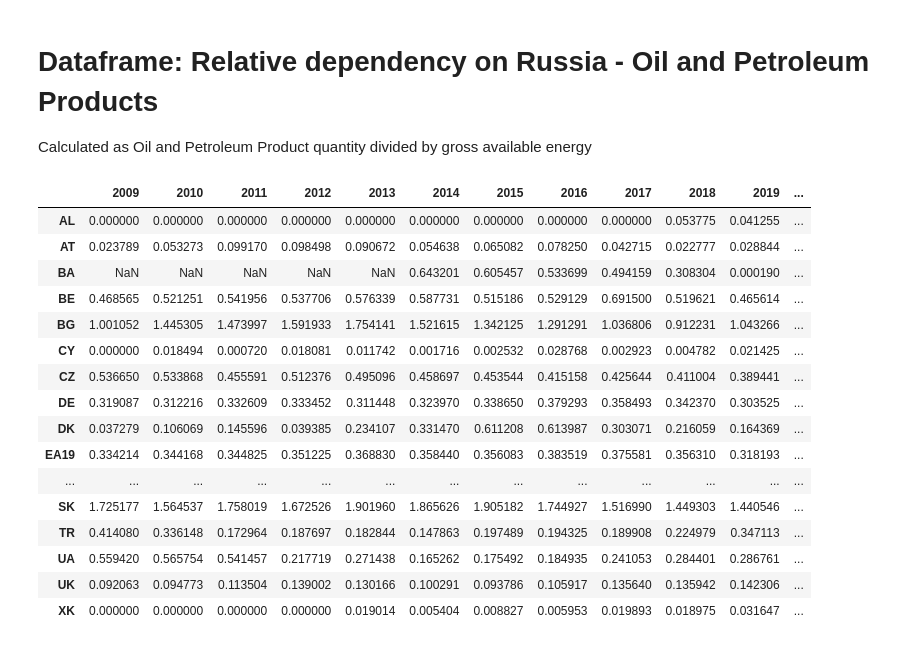
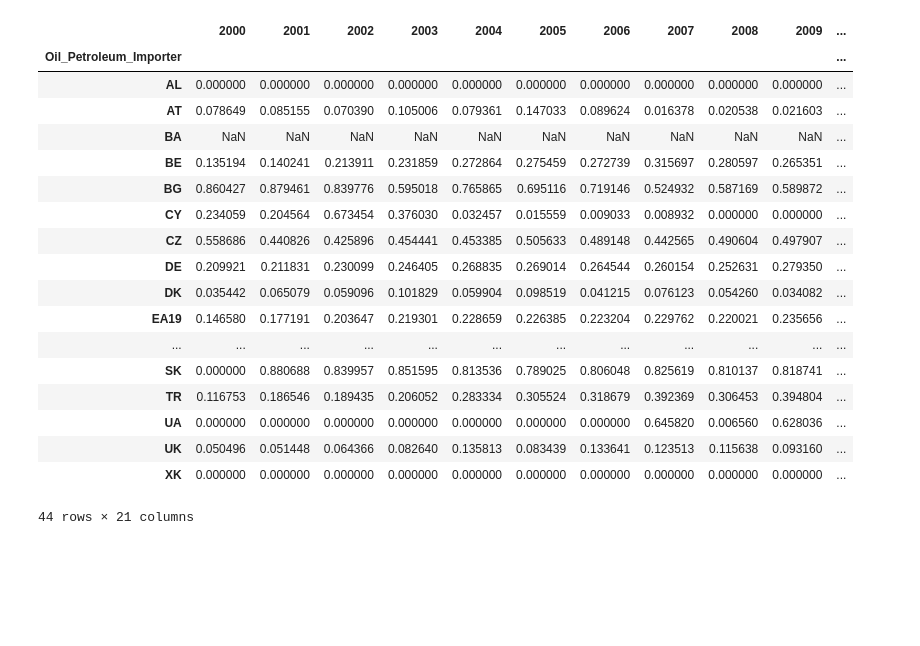
Before and after one commit to esvelaren/Information-Visualization-Project, a Jupyter notebook: dataframes.ipynb, the cells around one changed output. Saved outputs shown, nothing was run; the diff lists cells and outputs as text; code cells hidden in the pictures; blank space fills up the shorter version.

Commit message:
added some datasets - correct corellations

```diff
--- a/dataframes.ipynb
+++ b/dataframes.ipynb
@@ -7,10 +16,7 @@ import numpy as np
 # %%
-#source: https://ec.europa.eu/eurostat/databrowser/view/NRG_TI_OIL__custom_2510124/default/table?lang=en
-df_oil_petrol = pd.read_csv('datasets/imports_oil_russia_20092020.tsv', sep="\t" ,header = 0)
-df_oil_petrol[['Freq', 'SIEC', 'Partner','Unit','Oil_Petroleum_Importer']] = df_oil_petrol['freq,siec,partner,unit,geo\TIME_PERIOD'].str.split(',', expand=True)
-del df_oil_petrol["freq,siec,partner,unit,geo\TIME_PERIOD"]; del df_oil_petrol["Freq"]; del df_oil_petrol["Partner"]; del df_oil_petrol["Unit"]; del df_oil_petrol["SIEC"];
-df_oil_petrol = df_oil_petrol.set_index('Oil_Petroleum_Importer')
-# first_column = df_oil_petrol.pop('SIEC'); df_oil_petrol.insert(0, 'SIEC', first_column)
-df_oil_petrol = df_oil_petrol.replace(': ', 0)
-df_oil_petrol = df_oil_petrol.astype(np.float64)
-df_oil_petrol
+df_oil_petrol_ru = pd.read_csv('datasets/nrg_ti_oil__custom_2512547_tabular.tsv', sep="\t" ,header = 0)
+df_oil_petrol_ru[['Freq', 'SIEC', 'Partner','Unit','Oil_Petroleum_Importer']] = df_oil_petrol_ru['freq,siec,partner,unit,geo\TIME_PERIOD'].str.split(',', expand=True)
+del df_oil_petrol_ru["freq,siec,partner,unit,geo\TIME_PERIOD"]; del df_oil_petrol_ru["Freq"]; del df_oil_petrol_ru["Partner"]; del df_oil_petrol_ru["Unit"]; del df_oil_petrol_ru["SIEC"];
+df_oil_petrol_ru = df_oil_petrol_ru.set_index('Oil_Petroleum_Importer')
+df_oil_petrol_ru = df_oil_petrol_ru.replace(': ', 0)
+df_oil_petrol_ru = df_oil_petrol_ru.astype(np.float64)
@@ -38,10 +23,7 @@ df_oil_petrol
 # %%
-df_energy_oil = pd.read_csv('datasets/gross_available_energy_oil.tsv', sep="\t" , header = 0)
-df_energy_oil[['freq', 'nrg_bal', 'siec','unit','country']] = df_energy_oil['freq,nrg_bal,siec,unit,geo\TIME_PERIOD'].str.split(',', expand=True)
-del df_energy_oil['freq,nrg_bal,siec,unit,geo\TIME_PERIOD']; del df_energy_oil["freq"]; del df_energy_oil["nrg_bal"]; del df_energy_oil["siec"]; del df_energy_oil["unit"];
-df_energy_oil = df_energy_oil.set_index('country')
-df_energy_oil = df_energy_oil.replace(': ', 0)
-df_energy_oil = df_energy_oil.astype(np.float64)
-#first_column = df_gas.pop('SIEC'); df_gas.insert(0, 'SIEC', first_column)
-#df_energy_oil.drop(['2009 ', '2010 '], axis=1, inplace=True)
-df_energy_oil
+df_oil_petrol_total = pd.read_csv('datasets/nrg_ti_oil__custom_2512538_tabular.tsv', sep="\t" ,header = 0)
+df_oil_petrol_total[['Freq', 'SIEC', 'Partner','Unit','Oil_Petroleum_Importer']] = df_oil_petrol_total['freq,siec,partner,unit,geo\TIME_PERIOD'].str.split(',', expand=True)
+del df_oil_petrol_total["freq,siec,partner,unit,geo\TIME_PERIOD"]; del df_oil_petrol_total["Freq"]; del df_oil_petrol_total["Partner"]; del df_oil_petrol_total["Unit"]; del df_oil_petrol_total["SIEC"]
+df_oil_petrol_total = df_oil_petrol_total.set_index('Oil_Petroleum_Importer')
+df_oil_petrol_total = df_oil_petrol_total.replace(': ', 0)
+df_oil_petrol_total = df_oil_petrol_total.astype(np.float64)
@@ -67,24 +30,23 @@ df_energy_oil
-# %% [markdown]
-# Dataframe: Relative dependency on Russia - Oil and Petroleum Products
-Calculated as Oil and Petroleum Product quantity divided by gross available energy
-# %%
-df_dependency_oil = df_oil_petrol.div(df_energy_oil, fill_value=0)
-df_dependency_oil
-# %% [output]
-|  | 2009 | 2010 | 2011 | 2012 | 2013 | 2014 | 2015 | 2016 | 2017 | 2018 | 2019 | ... |
-| AL | 0.000000 | 0.000000 | 0.000000 | 0.000000 | 0.000000 | 0.000000 | 0.000000 | 0.000000 | 0.000000 | 0.053775 | 0.041255 | ... |
-| AT | 0.023789 | 0.053273 | 0.099170 | 0.098498 | 0.090672 | 0.054638 | 0.065082 | 0.078250 | 0.042715 | 0.022777 | 0.028844 | ... |
-| BA | NaN | NaN | NaN | NaN | NaN | 0.643201 | 0.605457 | 0.533699 | 0.494159 | 0.308304 | 0.000190 | ... |
-| BE | 0.468565 | 0.521251 | 0.541956 | 0.537706 | 0.576339 | 0.587731 | 0.515186 | 0.529129 | 0.691500 | 0.519621 | 0.465614 | ... |
-| BG | 1.001052 | 1.445305 | 1.473997 | 1.591933 | 1.754141 | 1.521615 | 1.342125 | 1.291291 | 1.036806 | 0.912231 | 1.043266 | ... |
-| CY | 0.000000 | 0.018494 | 0.000720 | 0.018081 | 0.011742 | 0.001716 | 0.002532 | 0.028768 | 0.002923 | 0.004782 | 0.021425 | ... |
-| CZ | 0.536650 | 0.533868 | 0.455591 | 0.512376 | 0.495096 | 0.458697 | 0.453544 | 0.415158 | 0.425644 | 0.411004 | 0.389441 | ... |
-| DE | 0.319087 | 0.312216 | 0.332609 | 0.333452 | 0.311448 | 0.323970 | 0.338650 | 0.379293 | 0.358493 | 0.342370 | 0.303525 | ... |
-| DK | 0.037279 | 0.106069 | 0.145596 | 0.039385 | 0.234107 | 0.331470 | 0.611208 | 0.613987 | 0.303071 | 0.216059 | 0.164369 | ... |
-| EA19 | 0.334214 | 0.344168 | 0.344825 | 0.351225 | 0.368830 | 0.358440 | 0.356083 | 0.383519 | 0.375581 | 0.356310 | 0.318193 | ... |
-| ... | ... | ... | ... | ... | ... | ... | ... | ... | ... | ... | ... | ... |
-| SK | 1.725177 | 1.564537 | 1.758019 | 1.672526 | 1.901960 | 1.865626 | 1.905182 | 1.744927 | 1.516990 | 1.449303 | 1.440546 | ... |
-| TR | 0.414080 | 0.336148 | 0.172964 | 0.187697 | 0.182844 | 0.147863 | 0.197489 | 0.194325 | 0.189908 | 0.224979 | 0.347113 | ... |
-| UA | 0.559420 | 0.565754 | 0.541457 | 0.217719 | 0.271438 | 0.165262 | 0.175492 | 0.184935 | 0.241053 | 0.284401 | 0.286761 | ... |
-| UK | 0.092063 | 0.094773 | 0.113504 | 0.139002 | 0.130166 | 0.100291 | 0.093786 | 0.105917 | 0.135640 | 0.135942 | 0.142306 | ... |
-| XK | 0.000000 | 0.000000 | 0.000000 | 0.000000 | 0.019014 | 0.005404 | 0.008827 | 0.005953 | 0.019893 | 0.018975 | 0.031647 | ... |
+# %%
+df_oil_petrol_depend = df_oil_petrol_ru.div(df_oil_petrol_total, fill_value=0)
+df_oil_petrol_depend
+# %% [output]
+|  | 2000 | 2001 | 2002 | 2003 | 2004 | 2005 | 2006 | 2007 | 2008 | 2009 | ... |
+| Oil_Petroleum_Importer |  |  |  |  |  |  |  |  |  |  | ... |
+| AL | 0.000000 | 0.000000 | 0.000000 | 0.000000 | 0.000000 | 0.000000 | 0.000000 | 0.000000 | 0.000000 | 0.000000 | ... |
+| AT | 0.078649 | 0.085155 | 0.070390 | 0.105006 | 0.079361 | 0.147033 | 0.089624 | 0.016378 | 0.020538 | 0.021603 | ... |
+| BA | NaN | NaN | NaN | NaN | NaN | NaN | NaN | NaN | NaN | NaN | ... |
+| BE | 0.135194 | 0.140241 | 0.213911 | 0.231859 | 0.272864 | 0.275459 | 0.272739 | 0.315697 | 0.280597 | 0.265351 | ... |
+| BG | 0.860427 | 0.879461 | 0.839776 | 0.595018 | 0.765865 | 0.695116 | 0.719146 | 0.524932 | 0.587169 | 0.589872 | ... |
+| CY | 0.234059 | 0.204564 | 0.673454 | 0.376030 | 0.032457 | 0.015559 | 0.009033 | 0.008932 | 0.000000 | 0.000000 | ... |
+| CZ | 0.558686 | 0.440826 | 0.425896 | 0.454441 | 0.453385 | 0.505633 | 0.489148 | 0.442565 | 0.490604 | 0.497907 | ... |
+| DE | 0.209921 | 0.211831 | 0.230099 | 0.246405 | 0.268835 | 0.269014 | 0.264544 | 0.260154 | 0.252631 | 0.279350 | ... |
+| DK | 0.035442 | 0.065079 | 0.059096 | 0.101829 | 0.059904 | 0.098519 | 0.041215 | 0.076123 | 0.054260 | 0.034082 | ... |
+| EA19 | 0.146580 | 0.177191 | 0.203647 | 0.219301 | 0.228659 | 0.226385 | 0.223204 | 0.229762 | 0.220021 | 0.235656 | ... |
+| ... | ... | ... | ... | ... | ... | ... | ... | ... | ... | ... | ... |
+| SK | 0.000000 | 0.880688 | 0.839957 | 0.851595 | 0.813536 | 0.789025 | 0.806048 | 0.825619 | 0.810137 | 0.818741 | ... |
+| TR | 0.116753 | 0.186546 | 0.189435 | 0.206052 | 0.283334 | 0.305524 | 0.318679 | 0.392369 | 0.306453 | 0.394804 | ... |
+| UA | 0.000000 | 0.000000 | 0.000000 | 0.000000 | 0.000000 | 0.000000 | 0.000000 | 0.645820 | 0.006560 | 0.628036 | ... |
+| UK | 0.050496 | 0.051448 | 0.064366 | 0.082640 | 0.135813 | 0.083439 | 0.133641 | 0.123513 | 0.115638 | 0.093160 | ... |
+| XK | 0.000000 | 0.000000 | 0.000000 | 0.000000 | 0.000000 | 0.000000 | 0.000000 | 0.000000 | 0.000000 | 0.000000 | ... |
+44 rows × 21 columns
```
Also changed, not shown: parts of 8 cells of this notebook, 12 other files.
